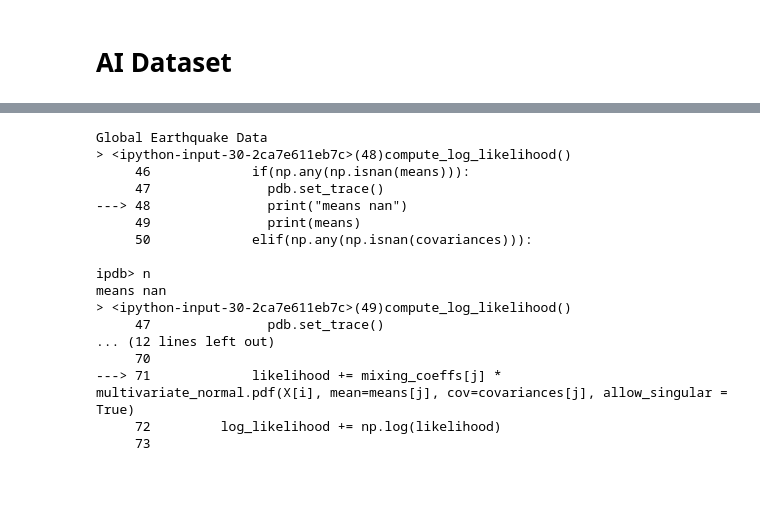
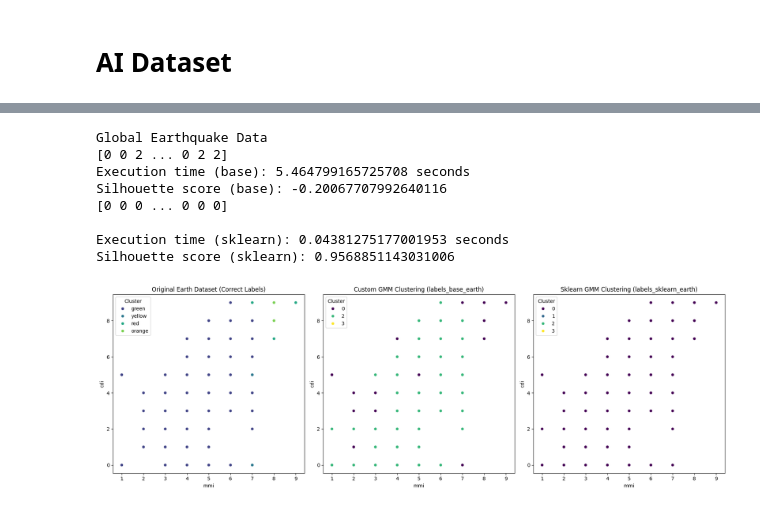
Before and after one commit to mirchandani-mohnish/ClusterMetrics, a Jupyter notebook: Gaussian_Mixture_Model.ipynb, the cells around one changed output, grey strips where cells are left out. Saved outputs shown, nothing was run; the diff lists cells and outputs as text; code cells hidden in the pictures; blank space fills up the shorter version.

Commit message:
Update: GMM algorithm for clustering

```diff
--- a/Gaussian_Mixture_Model.ipynb
+++ b/Gaussian_Mixture_Model.ipynb
@@ -344,8 +364,11 @@ print(f"Execution time (base): {time.time() - start_time} seconds")
 print(f"Silhouette score (base): {silhouette_score(X_earth, labels_base_earth)}")
 
 start_time = time.time()
-# kmeans_earth = KMeans(n_clusters=k_earth, random_state=seed).fit(X_earth)
-ini = get_initial_means(X_earth, "kmeans", seed)
+
+
+ini = GaussianMixture(
+        n_components=4, init_params="kmeans", tol=1e-9, max_iter=0, random_state=seed
+    ).fit(X_earth).means_
 
 gmm = GaussianMixture(
         n_components=k_earth, means_init=ini, tol=1e-6, max_iter=100, random_state=seed
@@ -357,19 +380,57 @@ print(f"\nExecution time (sklearn): {time.time() - start_time} seconds")
 print(f"Silhouette score (sklearn): {silhouette_score(X_earth, labels_sklearn_earth)}")
 # %% [output]
 Global Earthquake Data
-> <ipython-input-30-2ca7e611eb7c>(48)compute_log_likelihood()
-     46             if(np.any(np.isnan(means))):
-     47               pdb.set_trace()
----> 48               print("means nan")
-     49               print(means)
-     50             elif(np.any(np.isnan(covariances))):
+[0 0 2 ... 0 2 2]
+Execution time (base): 5.464799165725708 seconds
+Silhouette score (base): -0.20067707992640116
+[0 0 0 ... 0 0 0]
 
-ipdb> n
-means nan
-> <ipython-input-30-2ca7e611eb7c>(49)compute_log_likelihood()
-     47               pdb.set_trace()
-... (12 lines left out)
-     70
----> 71             likelihood += mixing_coeffs[j] * multivariate_normal.pdf(X[i], mean=means[j], cov=covariances[j], allow_singular = True)
-     72         log_likelihood += np.log(likelihood)
-     73
+Execution time (sklearn): 0.04381275177001953 seconds
+Silhouette score (sklearn): 0.9568851143031006
+# %%
+# cdi_idx = list(earthquakes_filtered.columns).index("cdi")
+# mmi_idx = list(earthquakes_filtered.columns).index("mmi")
+
+# plt.figure(figsize=(8, 6))
+# sns.scatterplot(data=earthquakes, x="mmi", y="cdi", hue="alert", palette={"green": "lightgreen", "orange": "orange", "red": "red", "yellow": sns.color_palette("Set2")[-3]}, s=100)
+# plt.scatter(centroids_base_earth[:, mmi_idx], centroids_base_earth[:, cdi_idx], c='red', marker='x', s=150, label='Centroids (base)')
+# plt.scatter(centroids_sklearn_earth[:, mmi_idx], centroids_sklearn_earth[:, cdi_idx], c='blue', marker='+', s=150, label='Centroids (sklearn)')
+
+# plt.xlabel("mmi")
+# plt.ylabel("cdi")
+# plt.title("mmi vs. cdi in Global Earthquake dataset")
+# plt.legend(title="Legend")
+# plt.show()
+
+import matplotlib.pyplot as plt
+import seaborn as sns
+
+# Create a figure with three subplots
+fig, axes = plt.subplots(1, 3, figsize=(18, 6))
+
+# Plot 1: Original Iris Dataset with Correct Labels
+sns.scatterplot(data=earthquakes, x="mmi", y="cdi", hue="alert", palette="viridis", ax=axes[0])
+axes[0].set_title("Original Earth Dataset (Correct Labels)")
+axes[0].set_xlabel("mmi")
+axes[0].set_ylabel("cdi")
+axes[0].legend(title="Cluster")
+
+# Plot 2: Custom DBSCAN Labels (labels_base_ai)
+sns.scatterplot(data=earthquakes, x="mmi", y="cdi", hue=labels_base_earth, palette="viridis", ax=axes[1])
+axes[1].set_title("Custom GMM Clustering (labels_base_earth)")
+axes[1].set_xlabel("mmi")
+axes[1].set_ylabel("cdi")
+axes[1].legend(title="Cluster")
+
+# Plot 3: Sklearn DBSCAN Labels (labels_sklearn_ai)
+sns.scatterplot(data=earthquakes, x="mmi", y="cdi", hue=labels_sklearn_earth, palette="viridis", ax=axes[2])
+axes[2].set_title("Sklearn GMM Clustering (labels_sklearn_earth)")
+axes[2].set_xlabel("mmi")
+axes[2].set_ylabel("cdi")
+axes[2].legend(title="Cluster")
+
+# Adjust layout and display the plot
+plt.tight_layout()
+plt.show()
+# %% [output]
+[figure, added]
```
Also changed, not shown: parts of 6 cells of this notebook.
